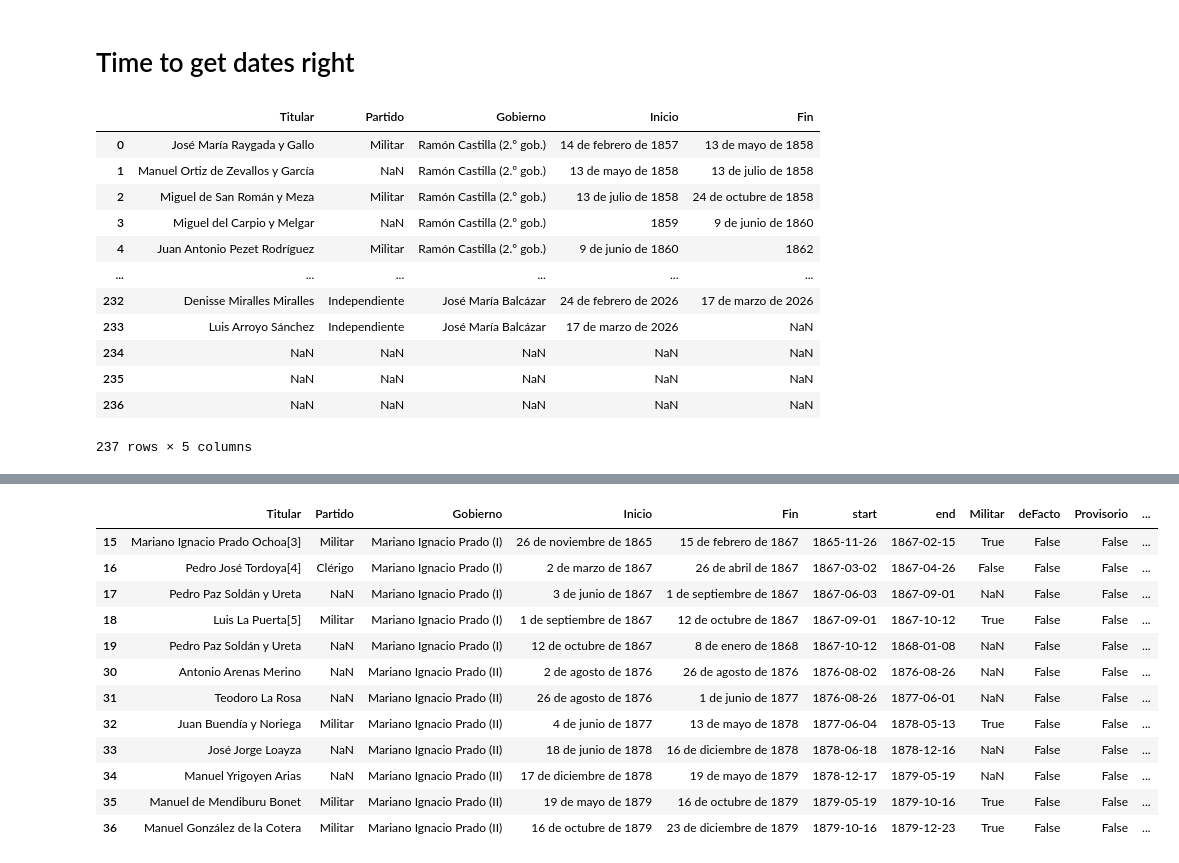
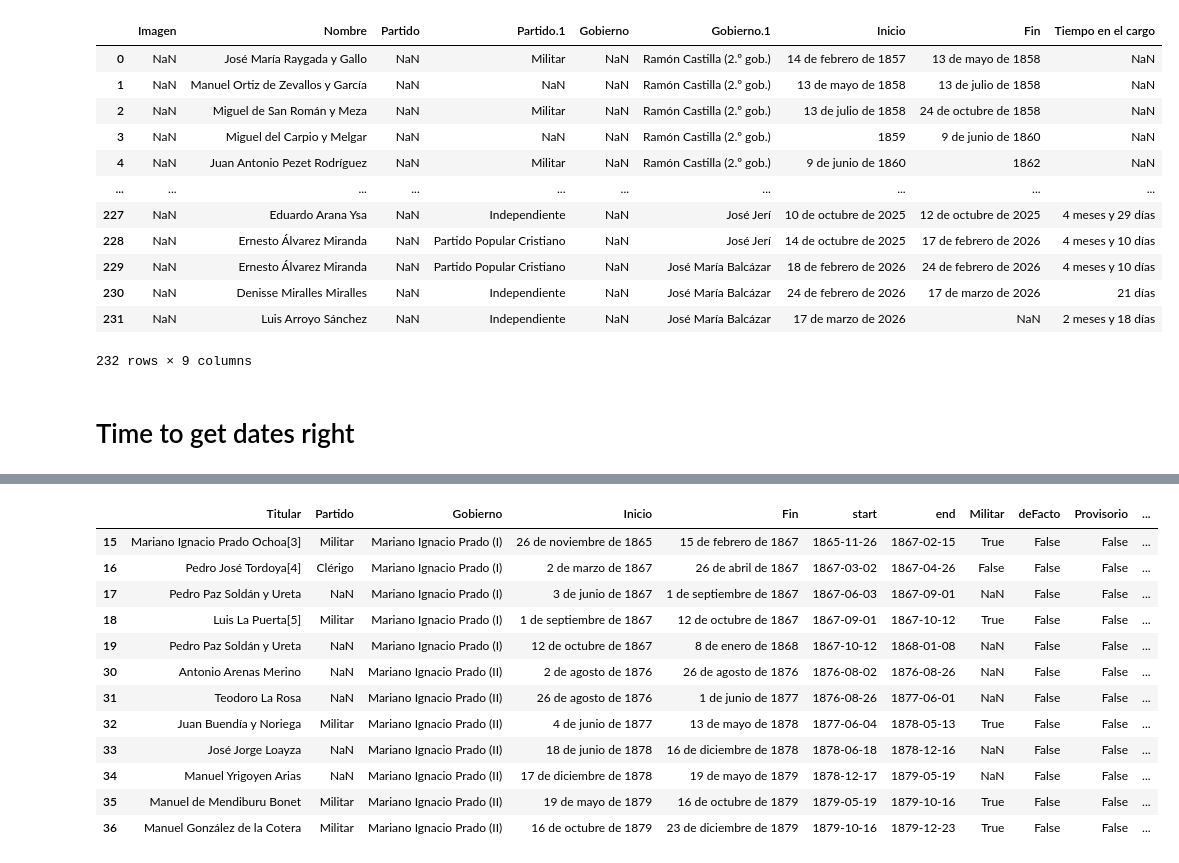
Before and after one commit to PULSO-PUCP/pcm_history, a Jupyter notebook: scrapePrimer.ipynb, the cells around one changed output, grey strips where cells are left out. Cells and saved outputs as stored; diff of their text form; code cells hidden in the pictures.

```diff
--- a/scrapePrimer.ipynb
+++ b/scrapePrimer.ipynb
@@ -77,0 +78,6 @@ prime2
+# %%
+prime0.columns=[b for a,b in prime0.columns]
+prime1.columns=[b for a,b in prime1.columns]
+prime2.columns=[b for a,b in prime2.columns]
+
+prime0.columns,prime1.columns,prime2.columns
@@ -77,0 +108,2 @@ prime2
+# %%
+prime012.loc[192,'Fin']='28 de octubre de 2001'
@@ -78,22 +119,23 @@ prime2
+# %%
+columns_to_clean = prime012.columns
+
+# Apply the fix only to those columns
+prime012[columns_to_clean] = prime012[columns_to_clean].replace(r'\[\d+\]', '', regex=True)
+# %%
+prime012.reset_index(drop=True,inplace=False)
+# %% [output]
+|  | Imagen | Nombre | Partido | Partido.1 | Gobierno | Gobierno.1 | Inicio | Fin | Tiempo en el cargo |
+| 0 | NaN | José María Raygada y Gallo | NaN | Militar | NaN | Ramón Castilla (2.º gob.) | 14 de febrero de 1857 | 13 de mayo de 1858 | NaN |
+| 1 | NaN | Manuel Ortiz de Zevallos y García | NaN | NaN | NaN | Ramón Castilla (2.º gob.) | 13 de mayo de 1858 | 13 de julio de 1858 | NaN |
+| 2 | NaN | Miguel de San Román y Meza | NaN | Militar | NaN | Ramón Castilla (2.º gob.) | 13 de julio de 1858 | 24 de octubre de 1858 | NaN |
+| 3 | NaN | Miguel del Carpio y Melgar | NaN | NaN | NaN | Ramón Castilla (2.º gob.) | 1859 | 9 de junio de 1860 | NaN |
+| 4 | NaN | Juan Antonio Pezet Rodríguez | NaN | Militar | NaN | Ramón Castilla (2.º gob.) | 9 de junio de 1860 | 1862 | NaN |
+| ... | ... | ... | ... | ... | ... | ... | ... | ... | ... |
+| 227 | NaN | Eduardo Arana Ysa | NaN | Independiente | NaN | José Jerí | 10 de octubre de 2025 | 12 de octubre de 2025 | 4 meses y 29 días |
+| 228 | NaN | Ernesto Álvarez Miranda | NaN | Partido Popular Cristiano | NaN | José Jerí | 14 de octubre de 2025 | 17 de febrero de 2026 | 4 meses y 10 días |
+| 229 | NaN | Ernesto Álvarez Miranda | NaN | Partido Popular Cristiano | NaN | José María Balcázar | 18 de febrero de 2026 | 24 de febrero de 2026 | 4 meses y 10 días |
+| 230 | NaN | Denisse Miralles Miralles | NaN | Independiente | NaN | José María Balcázar | 24 de febrero de 2026 | 17 de marzo de 2026 | 21 días |
+| 231 | NaN | Luis Arroyo Sánchez | NaN | Independiente | NaN | José María Balcázar | 17 de marzo de 2026 | NaN | 2 meses y 18 días |
+232 rows × 9 columns
 # %% [markdown]
 # Time to get dates right
-# %%
-
-headers=['Titular', 'Partido', 'Gobierno', 'Inicio', 'Fin']
-prime012=pd.concat([prime0,prime1,prime2],ignore_index=True)
-prime012.columns=headers
-prime012
-# %% [output]
-|  | Titular | Partido | Gobierno | Inicio | Fin |
-| 0 | José María Raygada y Gallo | Militar | Ramón Castilla (2.º gob.) | 14 de febrero de 1857 | 13 de mayo de 1858 |
-| 1 | Manuel Ortiz de Zevallos y García | NaN | Ramón Castilla (2.º gob.) | 13 de mayo de 1858 | 13 de julio de 1858 |
-| 2 | Miguel de San Román y Meza | Militar | Ramón Castilla (2.º gob.) | 13 de julio de 1858 | 24 de octubre de 1858 |
-| 3 | Miguel del Carpio y Melgar | NaN | Ramón Castilla (2.º gob.) | 1859 | 9 de junio de 1860 |
-| 4 | Juan Antonio Pezet Rodríguez | Militar | Ramón Castilla (2.º gob.) | 9 de junio de 1860 | 1862 |
-| ... | ... | ... | ... | ... | ... |
-| 232 | Denisse Miralles Miralles | Independiente | José María Balcázar | 24 de febrero de 2026 | 17 de marzo de 2026 |
-| 233 | Luis Arroyo Sánchez | Independiente | José María Balcázar | 17 de marzo de 2026 | NaN |
-| 234 | NaN | NaN | NaN | NaN | NaN |
-| 235 | NaN | NaN | NaN | NaN | NaN |
-| 236 | NaN | NaN | NaN | NaN | NaN |
-237 rows × 5 columns
```
Also changed, not shown: parts of 53 cells of this notebook, 7 other files.
